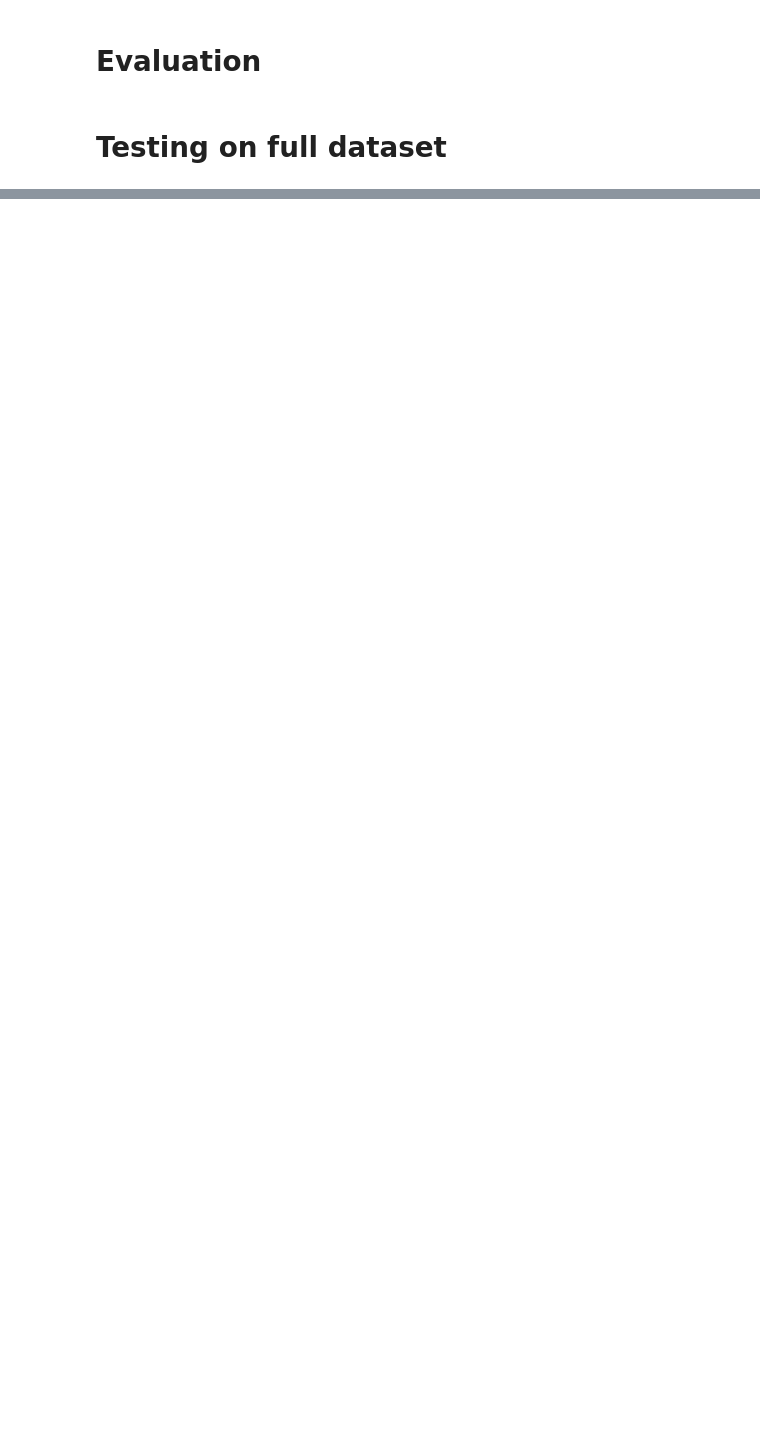
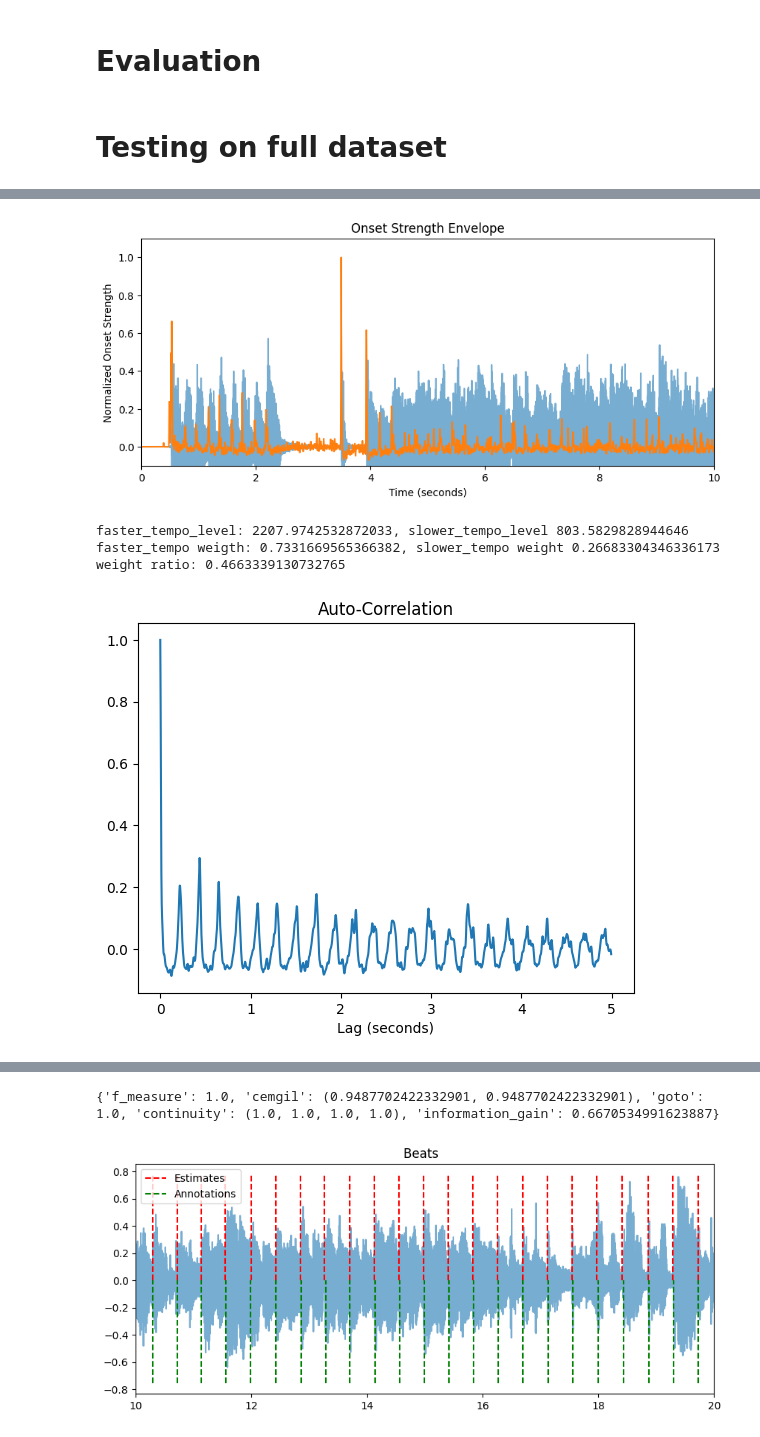
Before and after one commit to ruarim/beat_tracker, a Jupyter notebook: beat_tracker_dynamic.ipynb, the cells around one changed output, grey strips where cells are left out. Saved outputs shown, nothing was run; the diff lists cells and outputs as text; code cells hidden in the pictures; blank space fills up the shorter version.

```diff
--- a/beat_tracker_dynamic.ipynb
+++ b/beat_tracker_dynamic.ipynb
@@ -24,7 +24,6 @@ from scipy.signal import butter, filtfilt, lfilter
 
 # butterworth highpass filter
 def high_pass_filter(y, sr, cutoff=0.4, order=1):
-    """Apply a high-pass filter to the signal."""
     nyquist = 0.5 * sr
     normal_cutoff = cutoff / nyquist
     b, a = butter(order, normal_cutoff, btype='high', analog=False)
@@ -68,11 +67,11 @@ def onset_strength_envelope(y, sr, window_sec=0.032, hop_sec=0.004, show=False):
     # find significant difference from mean
     onset_strength_norm  = onset_strength / np.std(onset_strength) + 1e-10
 
-    if(show): plot_onset_envelope_strength(y, onset_strength_norm, hop_sec)
+    if(show): plot_onset_envelope_strength(y, sr, onset_strength_norm, hop_sec)
 
     return onset_strength_norm
 
-def plot_onset_envelope_strength(y, onset_strength, hop_sec):
+def plot_onset_envelope_strength(y, sr, onset_strength, hop_sec):
     hop_length = int(hop_sec * sr)
 
     # normalise range 0 - 1
@@ -91,9 +90,6 @@ def plot_onset_envelope_strength(y, onset_strength, hop_sec):
     plt.xlim([0, 10])
     plt.ylim([-0.1, 1.1])
     plt.show()
-
-# hop_sec=0.004
-# ose = onset_strength_envelope(y, sr, hop_sec=hop_sec)
 # %% [markdown]
 # Global Tempo Estimate
 # %% [markdown]
@@ -234,18 +222,18 @@ weight ratio: 0.25058810919650765
 - Follow source code on Ellis 2007 paper.
 # %%
 def plot_dynamic_programming(c_score, backlink, ose, beats):
-    # Plot the cumulative score and onset strength envelope
+    # plot the cumulative score and onset strength envelope
     plt.figure(figsize=(14, 6))
     plt.plot(ose, label='Onset Strength Envelope', color='blue', alpha=0.5)
     plt.plot(c_score, label='Cumulative Score', color='orange', alpha=0.8)
 
-    # Add arrows for backlinks
+    # add arrows for backlinks
     for i in range(1, len(c_score)):
         if backlink[i] != -1:
             plt.annotate('', xy=(i, c_score[i]), xytext=(backlink[i], c_score[backlink[i]]),
                         arrowprops=dict(arrowstyle="<-", color='gray', alpha=0.5))
 
-    # Highlight the beats
+    # highlight the beats
     plt.scatter(beats, c_score[beats], color='red', zorder=5, label='Beats')
 
     plt.title('Dynamic Programming Beat Tracking Visualization')
@@ -301,5 +289,3 @@ def beat_track(ose, tempo_estimate, sr, alpha=680, hop_sec=0.004, show=False):
     if(show): plot_dynamic_programming(c_score, backlink, ose, beats) # this can take more than 1 minute to render
 
     return times
-
-beats_estimates = beat_track(ose, tempo_estimate, sr, hop_sec=hop_sec)
@@ -499,0 +524,13 @@ plot_results(f_measure_means)
+# %%
+audio_file = "data/BallroomData/Rumba-American/Albums-Latino_Latino-09.wav"
+annotations_path = "data/BallroomAnnotations/Albums-Latino_Latino-09.beats"
+annotations = get_beat_annotations(annotations_path)
+beats = beatTrack(audio_file, annotations=annotations, show=True)
+evaluation_results = evaluation(beats, annotations, trim=True)
+print(evaluation_results)
+# %% [output]
+[figure, added]
+faster_tempo_level: 2207.9742532872033, slower_tempo_level 803.5829828944646
+faster_tempo weigth: 0.7331669565366382, slower_tempo weight 0.26683304346336173
+weight ratio: 0.4663339130732765
+[figure, added]
@@ -499,0 +538,2 @@ plot_results(f_measure_means)
+{'f_measure': 1.0, 'cemgil': (0.9487702422332901, 0.9487702422332901), 'goto': 1.0, 'continuity': (1.0, 1.0, 1.0, 1.0), 'information_gain': 0.6670534991623887}
+[figure, added]
```
Also changed, not shown: parts of 14 cells of this notebook.
